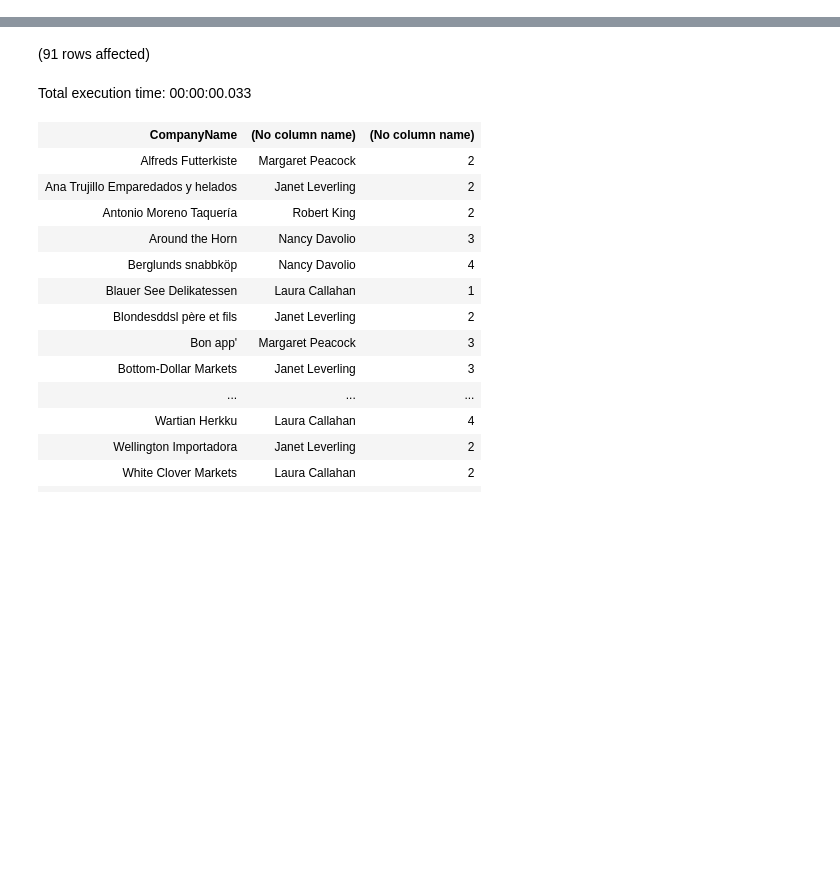
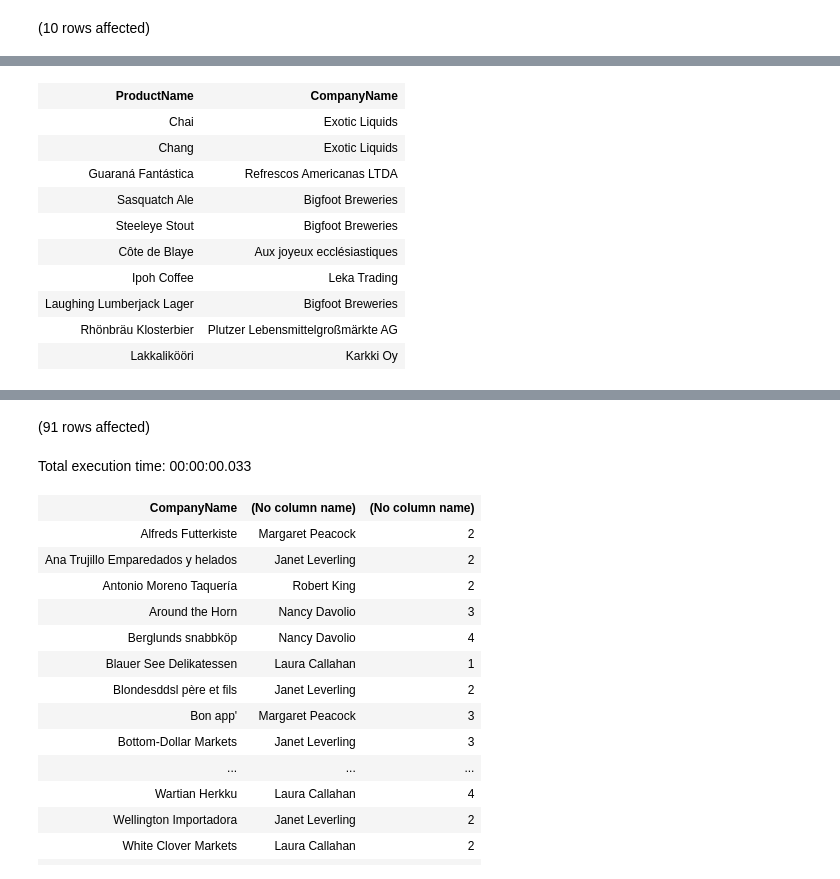
Before and after one commit to CN-28/Introduction-To-Databases, a Jupyter notebook: revision/ex6.ipynb, the cells around one changed output, grey strips where cells are left out. Saved outputs shown, nothing was run; the diff lists cells and outputs as text; code cells hidden in the pictures; blank space fills up the shorter version.

```diff
--- a/revision/ex6.ipynb
+++ b/revision/ex6.ipynb
@@ -39,0 +13,10 @@ Total execution time: 00:00:00.016
+# %%
+SELECT [P].[ProductName], [S].[CompanyName] FROM [Products] AS [P]
+INNER JOIN [Suppliers] AS [S] ON [S].[SupplierID] = [P].[SupplierID]
+INNER JOIN [Categories] AS [C] ON [C].[CategoryID] = [P].[CategoryID]
+WHERE [P].[ProductID] NOT IN (SELECT [P1].[ProductID] FROM [Products] AS [P1]
+                              INNER JOIN [Order Details] AS [OD] ON [P].[ProductID] = [OD].[ProductID]
+                              INNER JOIN [Orders] AS [O] ON [OD].[OrderID] = [O].[OrderID]
+                              WHERE [O].[OrderDate] BETWEEN '1997-02-20' AND '1997-02-25') AND [C].[CategoryName] = 'Beverages'
+# %% [output]
+(10 rows affected)
@@ -40,3 +24,14 @@ Total execution time: 00:00:00.016
+| ProductName | CompanyName |
+| Chai | Exotic Liquids |
+| Chang | Exotic Liquids |
+| Guaraná Fantástica | Refrescos Americanas LTDA |
+| Sasquatch Ale | Bigfoot Breweries |
+| Steeleye Stout | Bigfoot Breweries |
+| Côte de Blaye | Aux joyeux ecclésiastiques |
+| Ipoh Coffee | Leka Trading |
+| Laughing Lumberjack Lager | Bigfoot Breweries |
+| Rhönbräu Klosterbier | Plutzer Lebensmittelgroßmärkte AG |
+| Lakkalikööri | Karkki Oy |
 # %%
 SELECT [E1].[EmployeeID],
 
```
Also changed, not shown: parts of 4 cells of this notebook.
